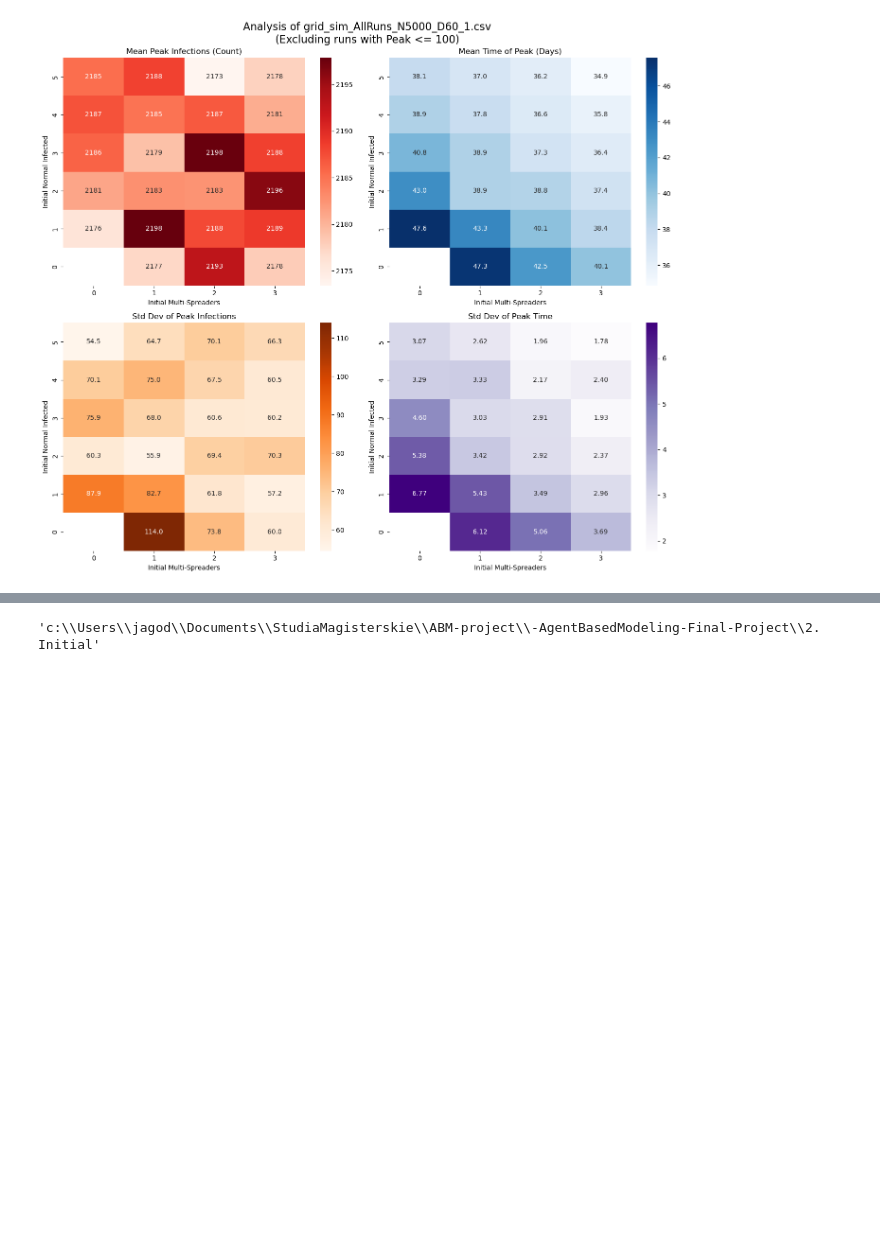
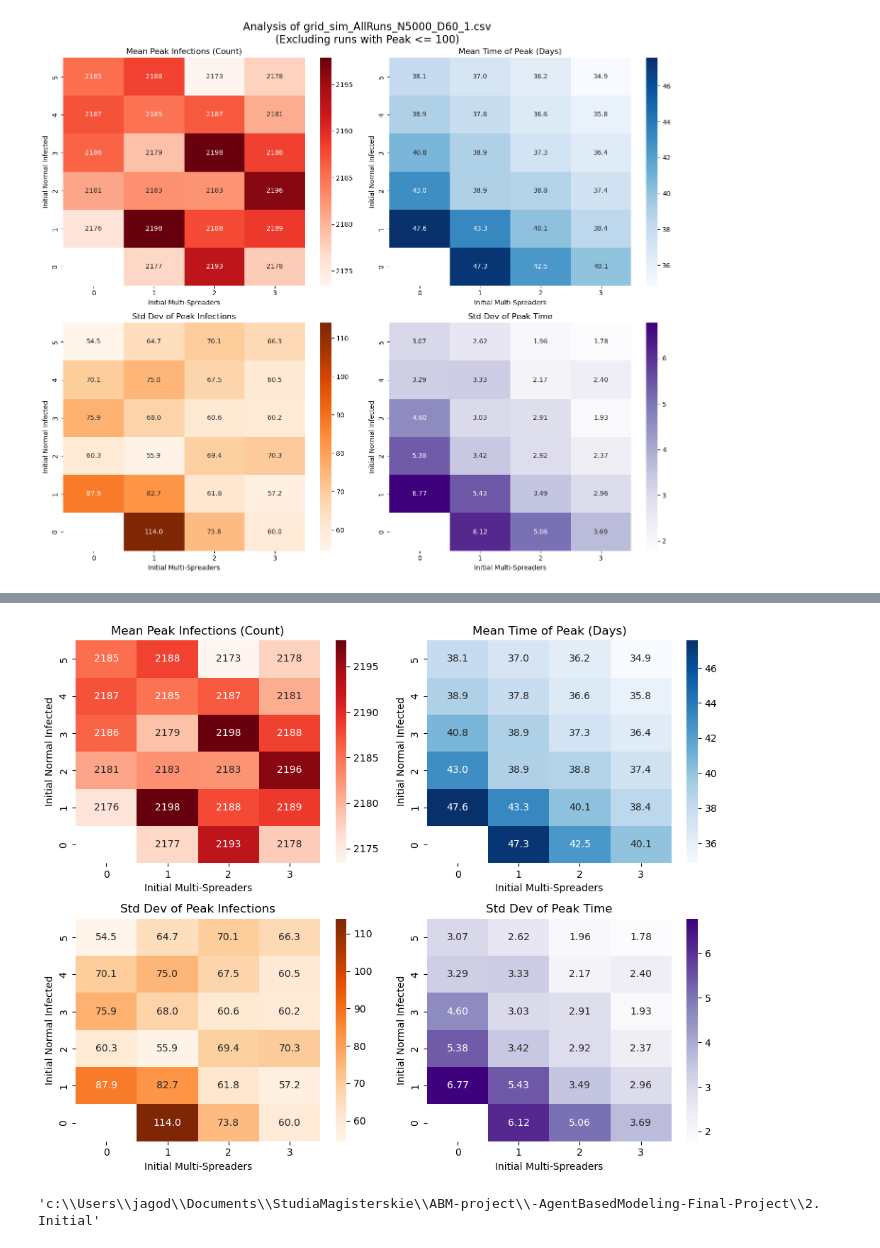
Before and after one commit to Ziverael/-AgentBasedModeling-Final-Project, a Jupyter notebook: 2. Initial/2_initial_analysis.ipynb, the cells around one changed output, grey strips where cells are left out. Saved outputs shown, nothing was run; the diff lists cells and outputs as text; code cells hidden in the pictures; blank space fills up the shorter version.

```diff
--- a/2. Initial/2_initial_analysis.ipynb
+++ b/2. Initial/2_initial_analysis.ipynb
@@ -232,3 +232,84 @@ Simulating: Norm=3, Multi=3... Done. (Failed: 0/60) (1169.17s)
 
 --- Loading data from grid_sim_AllRuns_N5000_D60_1.csv for analysis ---
 [figure]
+# %%
+import pandas as pd
+import numpy as np
+import matplotlib.pyplot as plt
+import seaborn as sns
+import time
+import os
+import infection_model as model
+
+SPREAD_THRESHOLD = 100
+# ==========================================
+# 4. LOAD & ANALYZE (With Exclusion Step)
+# ==========================================
+filename='grid_sim_AllRuns_N5000_D60_1.csv'
+if filename and os.path.exists(filename):
+    print(f"\n--- Loading data from {filename} for analysis ---")
+
+    # A. Read DataFrame
+    loaded_df = pd.read_csv(filename)
+
+    # B. Process: Calculate Peak Infection for EACH run
+    run_groups = loaded_df.groupby(["n_norm", "n_multi", "run_id"])
+
+    analysis_stats = []
+
+    for (n_n, n_m, r_id), group in run_groups:
+        peak_inf = group["I_total"].max()
+
+        # --- EXCLUSION LOGIC ---
+        # Only process if peak exceeded threshold
+        if peak_inf > SPREAD_THRESHOLD:
+            peak_idx = group["I_total"].idxmax()
+            peak_time = group.loc[peak_idx, "days"]
+
+            analysis_stats.append({
+                "n_norm": n_n,
+                "n_multi": n_m,
+                "peak_infections": peak_inf,
+                "peak_time": peak_time
+            })
+
+    # If all runs failed for a specific parameter set, it won't be in analysis_stats
+    if not analysis_stats:
+        print("[Warning] No runs exceeded the threshold. Cannot plot.")
+    else:
+        analysis_df = pd.DataFrame(analysis_stats)
+
+        # C. Aggregate: Calculate Mean and Std (on SURVIVORS only)
+        grouped_stats = analysis_df.groupby(["n_norm", "n_multi"])
+
+        mean_peak = grouped_stats["peak_infections"].mean().unstack(level="n_multi")
+        std_peak = grouped_stats["peak_infections"].std().unstack(level="n_multi")
+
+        mean_time = grouped_stats["peak_time"].mean().unstack(level="n_multi")
+        std_time = grouped_stats["peak_time"].std().unstack(level="n_multi")
+
+        # ==========================================
+        # 5. PLOTTING HEATMAPS
+        # ==========================================
+        fig, axes = plt.subplots(2, 2, figsize=(10, 8))
+        #fig.suptitle(f"Analysis of {filename}\n(Excluding runs with Peak <= {SPREAD_THRESHOLD})", fontsize=16)
+
+        def draw_heatmap(data, ax, title, fmt=".1f", cmap="viridis"):
+            sns.heatmap(data, annot=True, fmt=fmt, cmap=cmap, ax=ax, cbar=True)
+            ax.set_title(title)
+            ax.set_ylabel("Initial Normal Infected")
+            ax.set_xlabel("Initial Multi-Spreaders")
+            ax.invert_yaxis()
+
+        # 1. Mean Peak Infections
+        draw_heatmap(mean_peak, axes[0, 0], "Mean Peak Infections (Count)", fmt=".0f", cmap="Reds")
+        # 2. Time of Peak
+        draw_heatmap(mean_time, axes[0, 1], "Mean Time of Peak (Days)", fmt=".1f", cmap="Blues")
+        # 3. Std Dev of Peak
+        draw_heatmap(std_peak, axes[1, 0], "Std Dev of Peak Infections", fmt=".1f", cmap="Oranges")
+        # 4. Std Dev of Time
+        draw_heatmap(std_time, axes[1, 1], "Std Dev of Peak Time", fmt=".2f", cmap="Purples")
+
+        plt.tight_layout()
+        plt.show()
+# %% [output]
@@ -235,3 +317,4 @@ Simulating: Norm=3, Multi=3... Done. (Failed: 0/60) (1169.17s)
+[figure, added]
 # %%
 import os
 os.getcwd()
```
Also changed, not shown: parts of 1 cell of this notebook, 1 other file.
